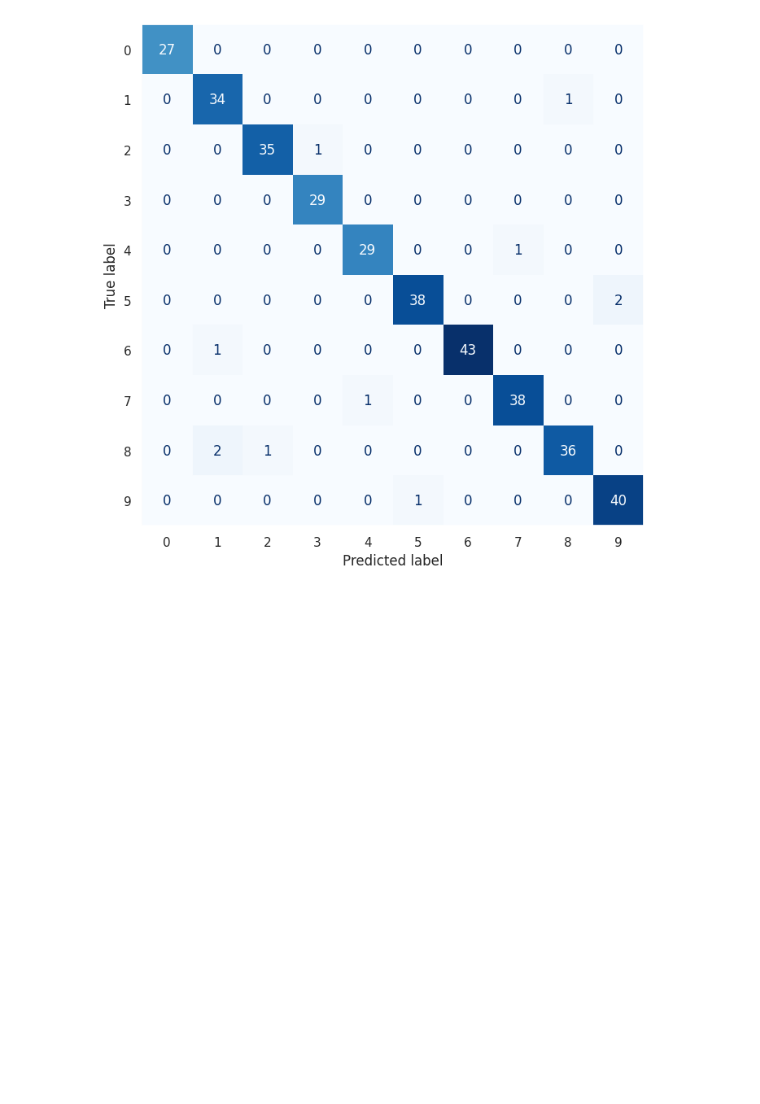
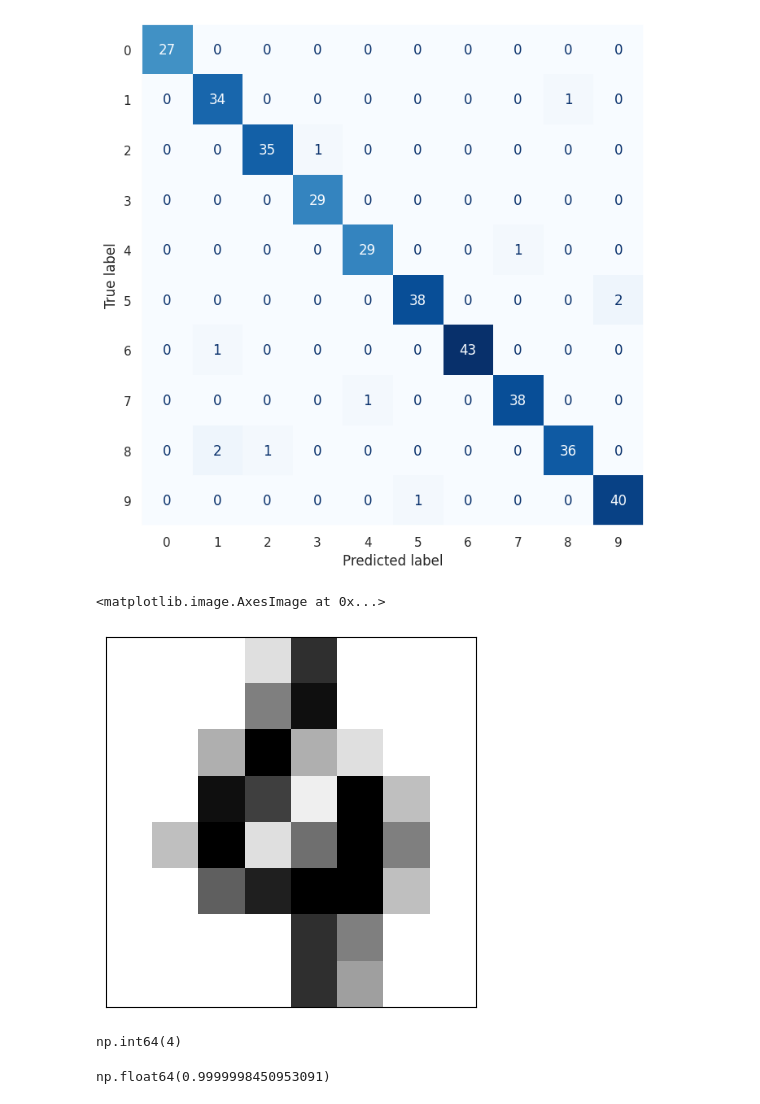
Before and after one commit to famodcoder/DigitRecognition, a Jupyter notebook: DigitRecog.ipynb, the cells around one changed output. Saved outputs shown, nothing was run; the diff lists cells and outputs as text; code cells hidden in the pictures; blank space fills up the shorter version.

```diff
--- a/DigitRecog.ipynb
+++ b/DigitRecog.ipynb
@@ -72,3 +72,19 @@ cmd.from_estimator(model, x_test, y_test, cmap='Blues', colorbar=False, ax=ax)
 # %% [output]
 <sklearn.metrics._plot.confusion_matrix.ConfusionMatrixDisplay at 0x...>
 [figure]
+# %%
+ sns.reset_orig() # Undo sns.set()
+plt.tick_params(axis='both', which='both', bottom=False, top=False, left=False,
+right=False, labelbottom=False, labelleft=False)
+plt.imshow(digits.images[100], cmap=plt.cm.gray_r)
+# %% [output]
+<matplotlib.image.AxesImage at 0x...>
+[figure, added]
+# %%
+model.predict([digits.data[100]])[0]
+# %% [output]
+np.int64(4)
+# %%
+model.predict_proba([digits.data[100]])[0][4]
+# %% [output]
+np.float64(0.9999998450953091)
```
